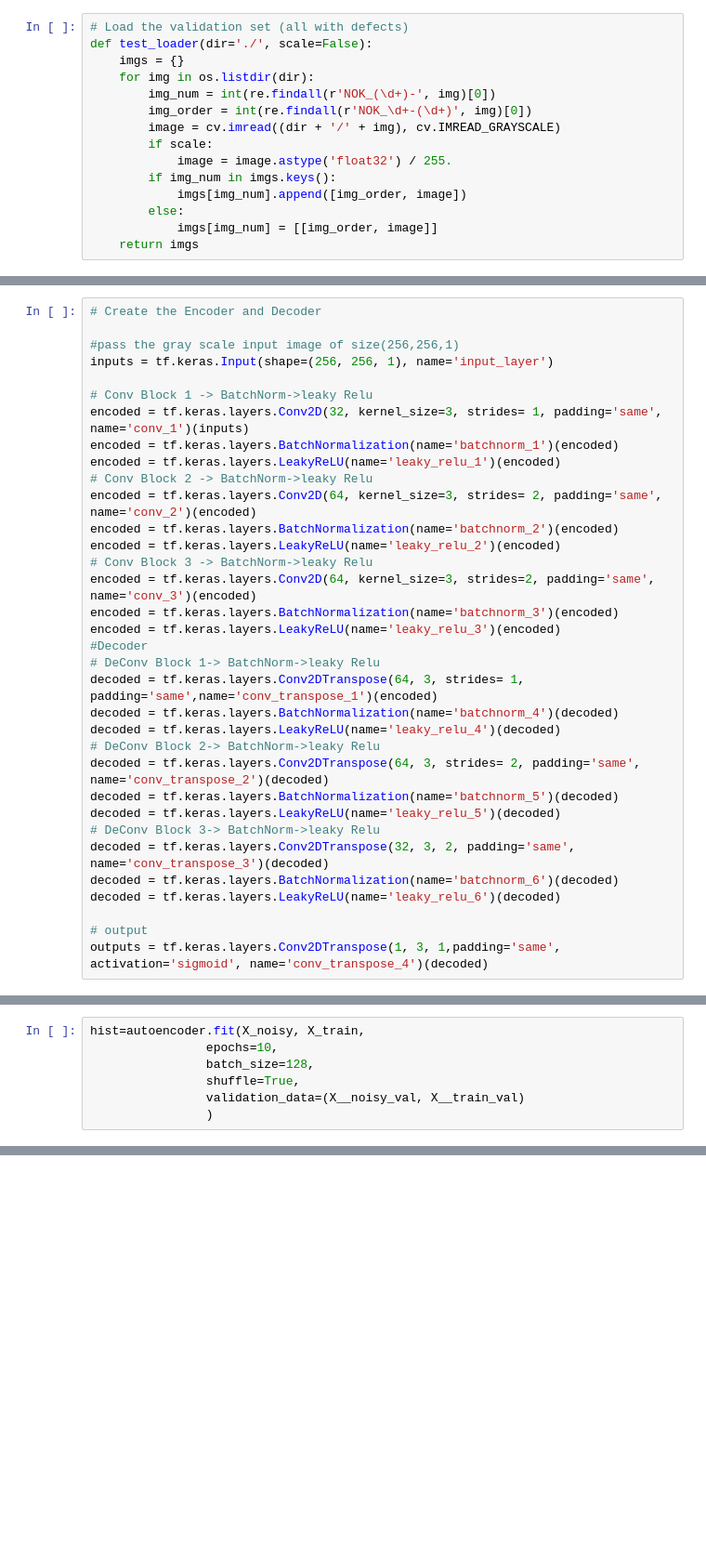
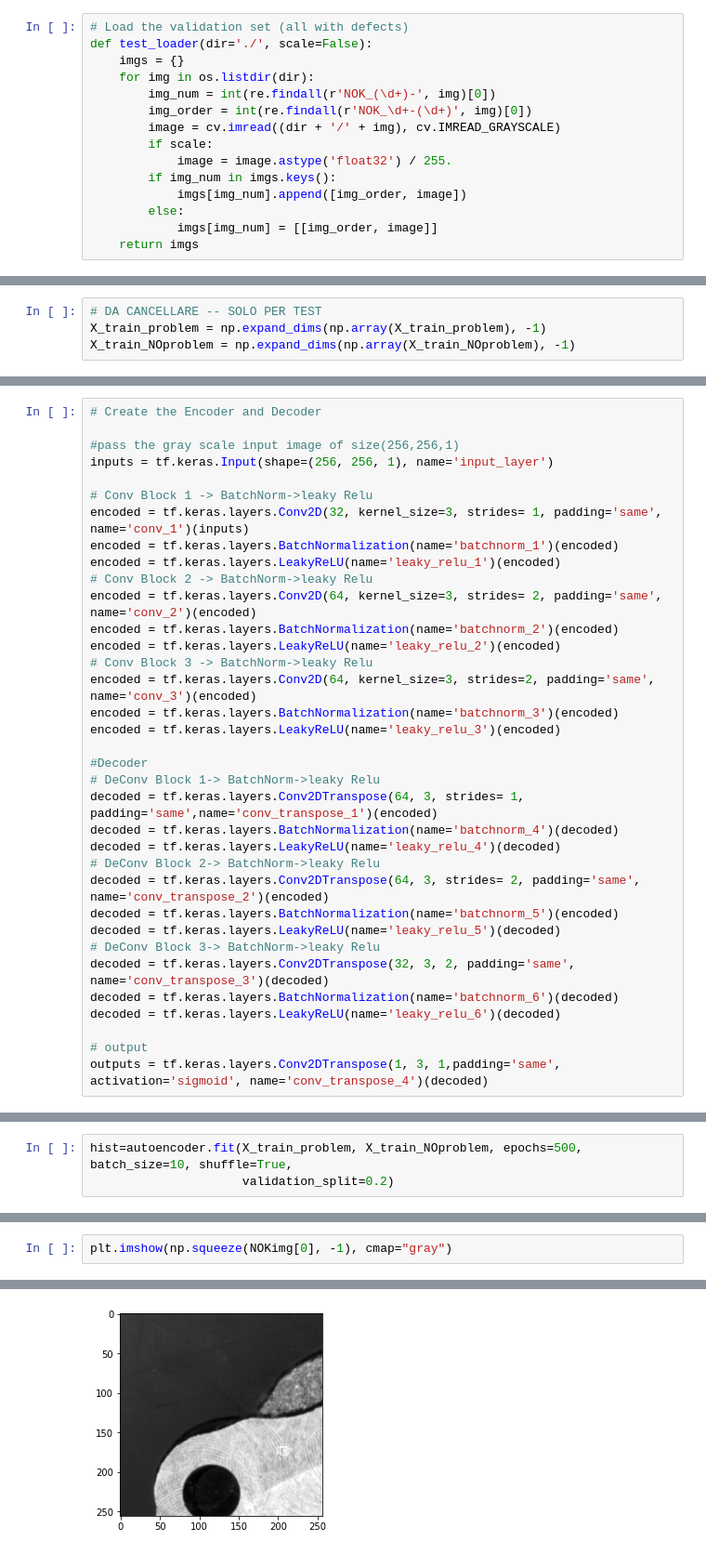
Before and after one commit to DragoneKTM/Industry_lab, a Jupyter notebook: Notebooks/Part2_training.ipynb, the cells around one changed output, grey strips where cells are left out. Shown at 93% size. Drawn from its saved outputs; the diff is of its cells as text; blank space fills up the shorter version.

```diff
--- a/Notebooks/Part2_training.ipynb
+++ b/Notebooks/Part2_training.ipynb
@@ -71 +68,5 @@ X_noisy, X__noisy_val = train_test_split(np.expand_dims(np.array(X_noisy), -1),
+# %%
+# DA CANCELLARE -- SOLO PER TEST
+X_train_problem = np.expand_dims(np.array(X_train_problem), -1)
+X_train_NOproblem = np.expand_dims(np.array(X_train_NOproblem), -1)
 # %% [markdown]
@@ -88,14 +93,15 @@ encoded = tf.keras.layers.LeakyReLU(name='leaky_relu_2')(encoded)
 encoded = tf.keras.layers.Conv2D(64, kernel_size=3, strides=2, padding='same', name='conv_3')(encoded)
 encoded = tf.keras.layers.BatchNormalization(name='batchnorm_3')(encoded)
 encoded = tf.keras.layers.LeakyReLU(name='leaky_relu_3')(encoded)
+
 #Decoder
 # DeConv Block 1-> BatchNorm->leaky Relu
 decoded = tf.keras.layers.Conv2DTranspose(64, 3, strides= 1, padding='same',name='conv_transpose_1')(encoded)
 decoded = tf.keras.layers.BatchNormalization(name='batchnorm_4')(decoded)
 decoded = tf.keras.layers.LeakyReLU(name='leaky_relu_4')(decoded)
 # DeConv Block 2-> BatchNorm->leaky Relu
-decoded = tf.keras.layers.Conv2DTranspose(64, 3, strides= 2, padding='same', name='conv_transpose_2')(decoded)
-decoded = tf.keras.layers.BatchNormalization(name='batchnorm_5')(decoded)
+decoded = tf.keras.layers.Conv2DTranspose(64, 3, strides= 2, padding='same', name='conv_transpose_2')(encoded)
+decoded = tf.keras.layers.BatchNormalization(name='batchnorm_5')(encoded)
 decoded = tf.keras.layers.LeakyReLU(name='leaky_relu_5')(decoded)
 # DeConv Block 3-> BatchNorm->leaky Relu
 decoded = tf.keras.layers.Conv2DTranspose(32, 3, 2, padding='same', name='conv_transpose_3')(decoded)
@@ -134,8 +152,4 @@ _________________________________________________________________
 # %%
-hist=autoencoder.fit(X_noisy, X_train,
-                epochs=10,
-                batch_size=128,
-                shuffle=True,
-                validation_data=(X__noisy_val, X__train_val)
-                )
+hist=autoencoder.fit(X_train_problem, X_train_NOproblem, epochs=500, batch_size=10, shuffle=True,
+                     validation_split=0.2)
 # %% [output]
@@ -142,0 +184,3 @@ Epoch 1/10
+# %%
+plt.imshow(np.squeeze(NOKimg[0], -1), cmap="gray")
+# %% [output]
@@ -142,0 +188 @@ Epoch 1/10
+[figure, added]
```
Also changed, not shown: parts of 20 cells of this notebook.
